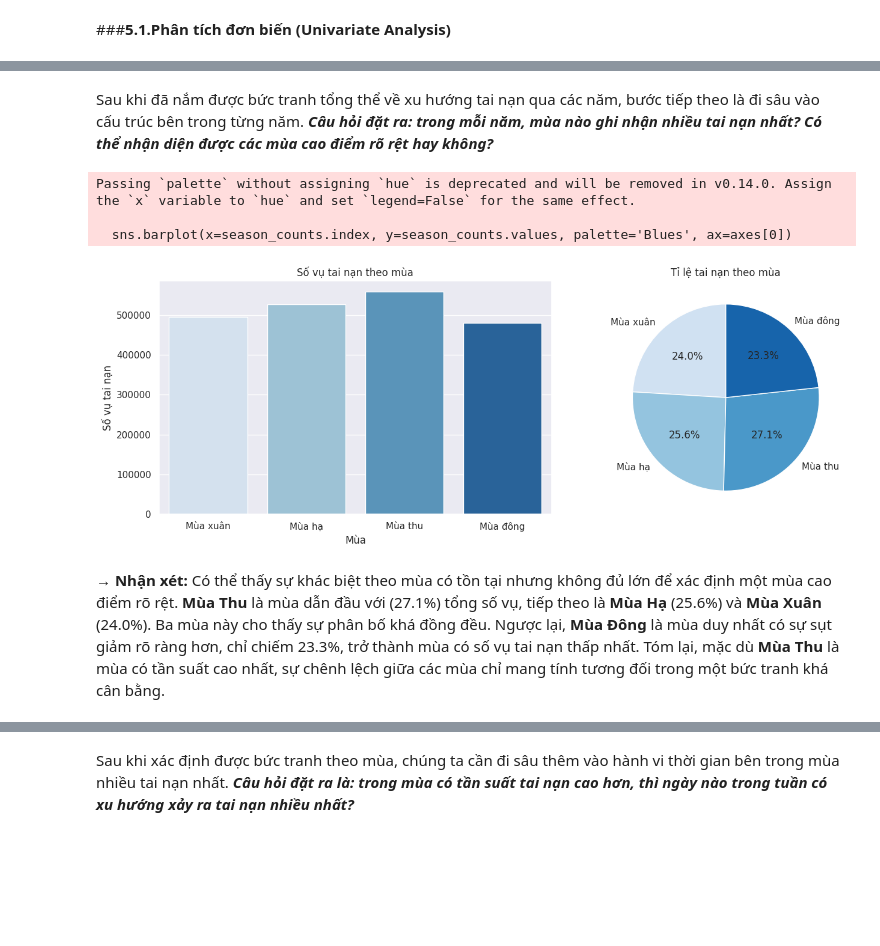
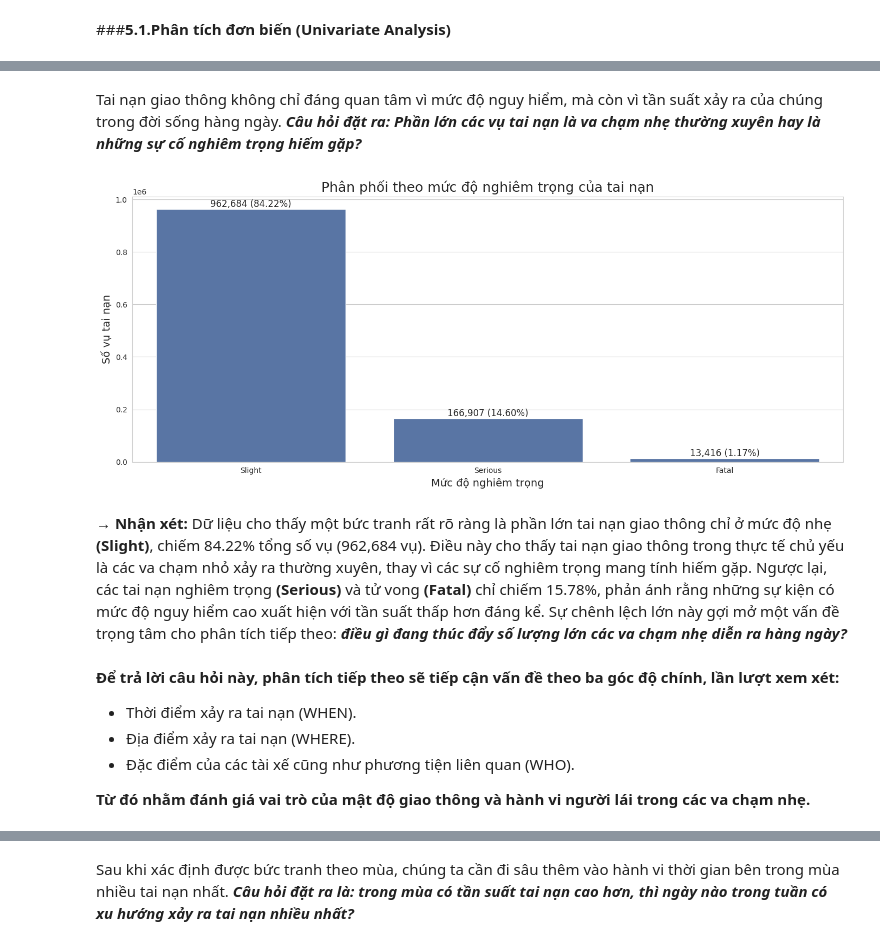
Before and after one commit to mihhwiNick/DA_project, a Jupyter notebook: UK_Road_Traffic_Accident_DA.ipynb, the cells around one changed output, grey strips where cells are left out. Saved outputs shown, nothing was run; the diff lists cells and outputs as text; code cells hidden in the pictures; blank space fills up the shorter version.

```diff
--- a/UK_Road_Traffic_Accident_DA.ipynb
+++ b/UK_Road_Traffic_Accident_DA.ipynb
@@ -1080,28 +1076,49 @@ plt.show()
-# %% [markdown]
-Sau khi đã nắm được bức tranh tổng thể về xu hướng tai nạn qua các năm, bước tiếp theo là đi sâu vào cấu trúc bên trong từng năm. ***Câu hỏi đặt ra: trong mỗi năm, mùa nào ghi nhận nhiều tai nạn nhất? Có thể nhận diện được các mùa cao điểm rõ rệt hay không?***
-# %%
-season_order = ['Mùa xuân','Mùa hạ','Mùa thu','Mùa đông']
-season_counts = merged_data['Season'].value_counts().reindex(season_order)
-
-fig, axes = plt.subplots(1, 2, figsize=(14,5))
-
-# Biểu đồ cột (số lượng)
-sns.barplot(x=season_counts.index, y=season_counts.values, palette='Blues', ax=axes[0])
-axes[0].set_title("Số vụ tai nạn theo mùa")
-axes[0].set_ylabel("Số vụ tai nạn")
-axes[0].set_xlabel("Mùa")
-
-# Biểu đồ tròn (tỉ lệ)
-axes[1].pie(season_counts.values, labels=season_counts.index, autopct='%1.1f%%', startangle=90,
-            colors=sns.color_palette("Blues", n_colors=4))
-axes[1].set_title("Tỉ lệ tai nạn theo mùa")
-
-plt.tight_layout()
-plt.show()
-# %% [output]
-Passing `palette` without assigning `hue` is deprecated and will be removed in v0.14.0. Assign the `x` variable to `hue` and set `legend=False` for the same effect.
-
-  sns.barplot(x=season_counts.index, y=season_counts.values, palette='Blues', ax=axes[0])
-[figure, removed]
-# %% [markdown]
-**→ Nhận xét:** Có thể thấy sự khác biệt theo mùa có tồn tại nhưng không đủ lớn để xác định một mùa cao điểm rõ rệt. **Mùa Thu** là mùa dẫn đầu với (27.1%) tổng số vụ, tiếp theo là **Mùa Hạ** (25.6%) và **Mùa Xuân** (24.0%). Ba mùa này cho thấy sự phân bố khá đồng đều. Ngược lại, **Mùa Đông** là mùa duy nhất có sự sụt giảm rõ ràng hơn, chỉ chiếm 23.3%, trở thành mùa có số vụ tai nạn thấp nhất. Tóm lại, mặc dù **Mùa Thu** là mùa có tần suất cao nhất, sự chênh lệch giữa các mùa chỉ mang tính tương đối trong một bức tranh khá cân bằng.
+# %% [markdown]
+Tai nạn giao thông không chỉ đáng quan tâm vì mức độ nguy hiểm, mà còn vì tần suất xảy ra của chúng trong đời sống hàng ngày. ***Câu hỏi đặt ra: Phần lớn các vụ tai nạn là va chạm nhẹ thường xuyên hay là những sự cố nghiêm trọng hiếm gặp?***
+# %%
+from matplotlib.ticker import MaxNLocator, FuncFormatter
+severity_series = merged_data['Accident_Severity'].fillna('Unknown')
+severity_counts = severity_series.value_counts()
+severity_df = severity_counts.reset_index()
+severity_df.columns = ['Severity', 'Accident_Count']
+total_severity = severity_df['Accident_Count'].sum()
+severity_df = severity_df.sort_values('Accident_Count', ascending=False)
+
+plt.figure(figsize=(14, 6))
+
+# Vẽ cột dọc
+sns.barplot(
+    x='Severity',
+    y='Accident_Count',
+    data=severity_df,
+    color='#4C72B0'
+)
+
+plt.title("Phân phối theo mức độ nghiêm trọng của tai nạn", fontsize=18)
+plt.xlabel("Mức độ nghiêm trọng", fontsize=14)
+plt.ylabel("Số vụ tai nạn", fontsize=14)
+
+# Ghi số + phần trăm trên cột
+for index, row in severity_df.iterrows():
+    plt.text(
+        index,
+        row['Accident_Count'] + total_severity*0.007,
+        f"{row['Accident_Count']:,} ({row['Accident_Count']/total_severity:.2%})",
+        ha='center',
+        fontsize=12
+    )
+
+plt.tight_layout()
+plt.show()
+# %% [output]
+[figure, added]
+# %% [markdown]
+**→ Nhận xét:** Dữ liệu cho thấy một bức tranh rất rõ ràng là phần lớn tai nạn giao thông chỉ ở mức độ nhẹ **(Slight)**, chiếm 84.22% tổng số vụ (962,684 vụ). Điều này cho thấy tai nạn giao thông trong thực tế chủ yếu là các va chạm nhỏ xảy ra thường xuyên, thay vì các sự cố nghiêm trọng mang tính hiếm gặp. Ngược lại, các tai nạn nghiêm trọng **(Serious)** và tử vong **(Fatal)** chỉ chiếm 15.78%, phản ánh rằng những sự kiện có mức độ nguy hiểm cao xuất hiện với tần suất thấp hơn đáng kể.
+Sự chênh lệch lớn này gợi mở một vấn đề trọng tâm cho phân tích tiếp theo: ***điều gì đang thúc đẩy số lượng lớn các va chạm nhẹ diễn ra hàng ngày?***
+# %% [markdown]
+**Để trả lời câu hỏi này, phân tích tiếp theo sẽ tiếp cận vấn đề theo ba góc độ chính, lần lượt xem xét:**
+- Thời điểm xảy ra tai nạn (WHEN).
+- Địa điểm xảy ra tai nạn (WHERE).
+- Đặc điểm của các tài xế cũng như phương tiện liên quan (WHO).
+
+**Từ đó nhằm đánh giá vai trò của mật độ giao thông và hành vi người lái trong các va chạm nhẹ.**
```
Also changed, not shown: parts of 19 cells of this notebook.
